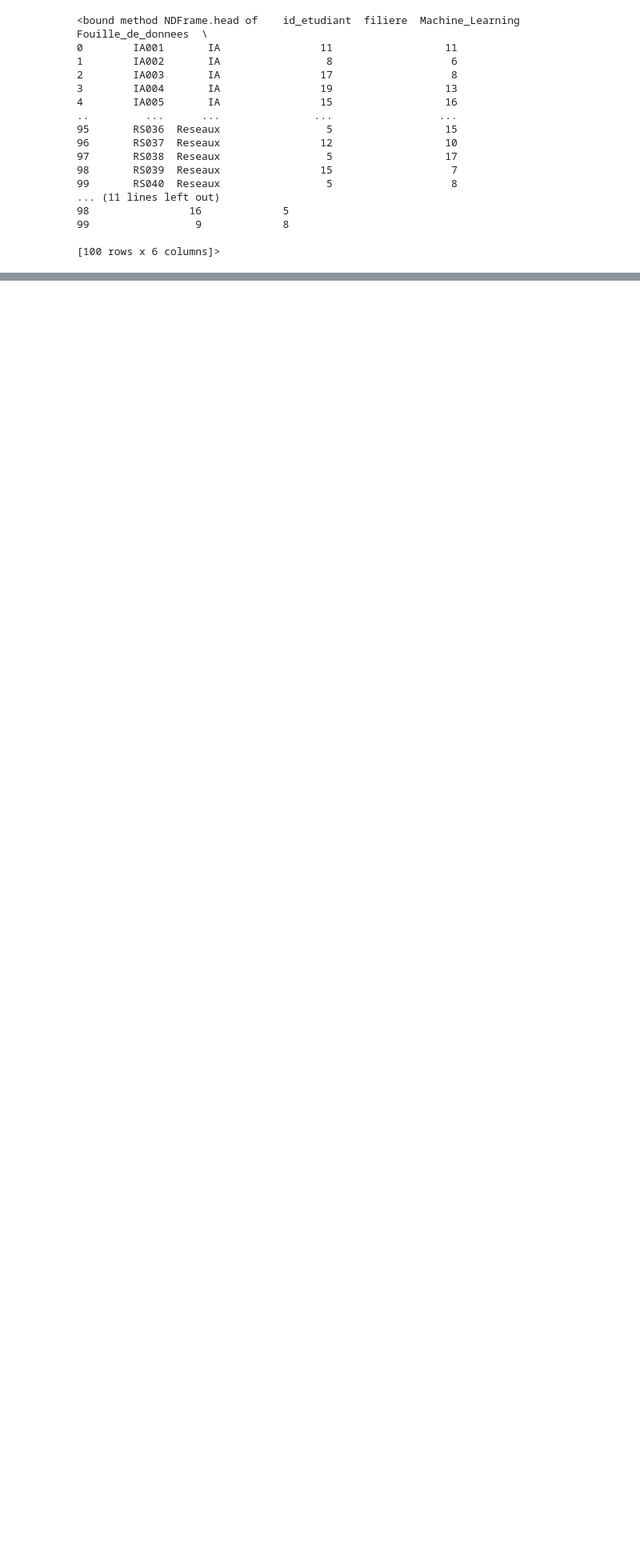
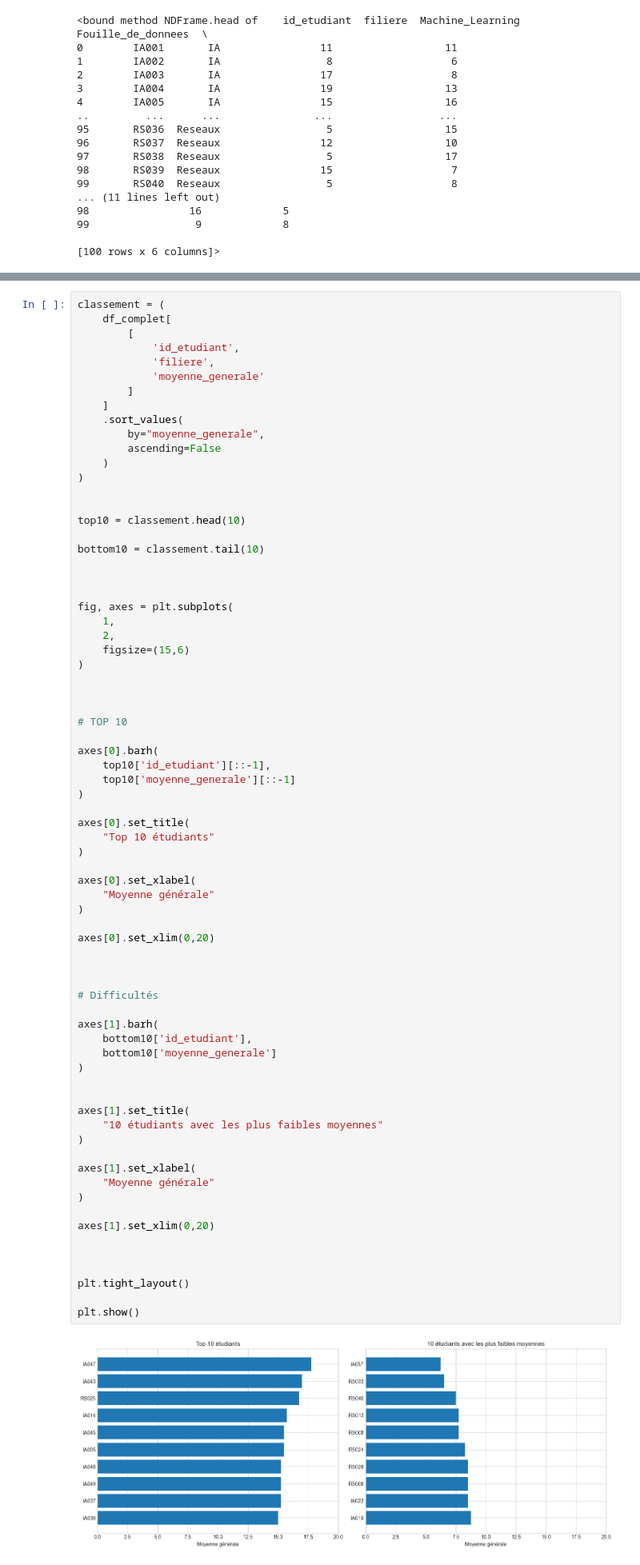
Before and after one commit to azigani/IA_fouilleDonnees, a Jupyter notebook: exercice-numpy-2d-fouille-donnees/fouilledonnee/fouilledonnee.ipynb, the cells around one changed output, grey strips where cells are left out. Shown at 80% size. Drawn from its saved outputs; the diff is of its cells as text; blank space fills up the shorter version.

```diff
--- a/exercice-numpy-2d-fouille-donnees/fouilledonnee/fouilledonnee.ipynb
+++ b/exercice-numpy-2d-fouille-donnees/fouilledonnee/fouilledonnee.ipynb
@@ -100,0 +261,74 @@ df_toutes_filieres.head
+# %%
+classement = (
+    df_complet[
+        [
+            'id_etudiant',
+            'filiere',
+            'moyenne_generale'
+        ]
+    ]
+    .sort_values(
+        by="moyenne_generale",
+        ascending=False
+    )
+)
+
+
+top10 = classement.head(10)
+
+bottom10 = classement.tail(10)
+
+
+
+fig, axes = plt.subplots(
+    1,
+    2,
+    figsize=(15,6)
+)
+
+
+
+# TOP 10
+
+axes[0].barh(
+    top10['id_etudiant'][::-1],
+    top10['moyenne_generale'][::-1]
+)
+
+axes[0].set_title(
+    "Top 10 étudiants"
+)
+
+axes[0].set_xlabel(
+    "Moyenne générale"
+)
+
+axes[0].set_xlim(0,20)
+
+
+
+# Difficultés
+
+axes[1].barh(
+    bottom10['id_etudiant'],
+    bottom10['moyenne_generale']
+)
+
+
+axes[1].set_title(
+    "10 étudiants avec les plus faibles moyennes"
+)
+
+axes[1].set_xlabel(
+    "Moyenne générale"
+)
+
+axes[1].set_xlim(0,20)
+
+
+
+plt.tight_layout()
+
+plt.show()
+# %% [output]
+[figure, added]
```
Also changed, not shown: parts of 14 cells of this notebook.
